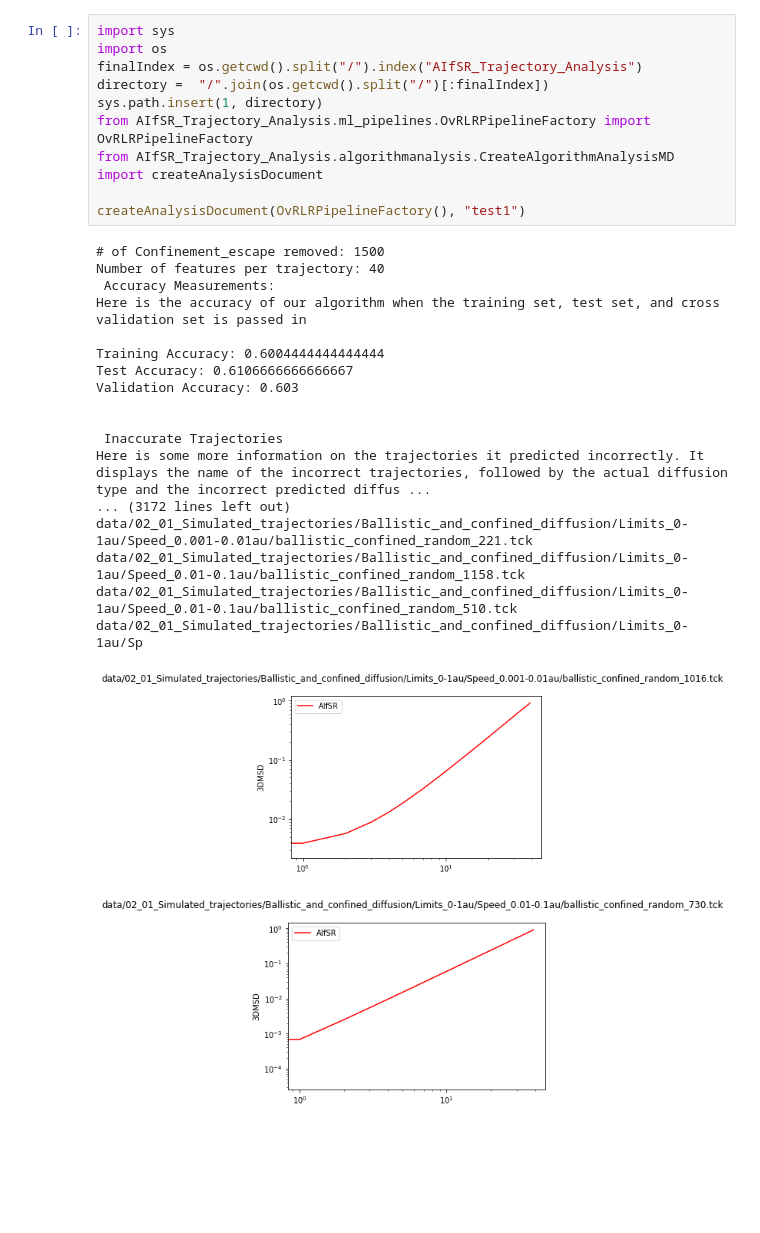
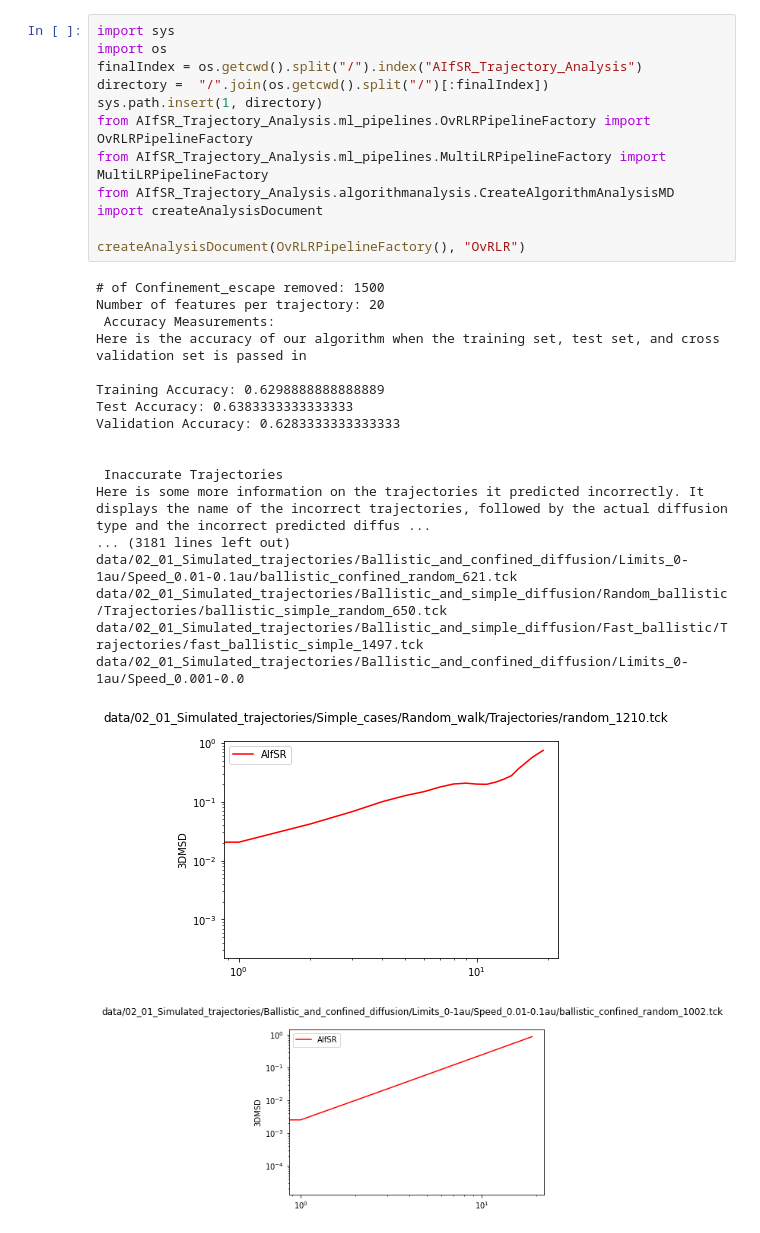
Before and after one commit to AIfSR/2022-spring-unsupervised-learning, a Jupyter notebook: src/AIfSR_Trajectory_Analysis/algorithmanalysis/OvRLRNotebook.ipynb, the cells around one changed output. Cells and saved outputs as stored; diff of their text form; blank space fills up the shorter version.

```diff
--- a/src/AIfSR_Trajectory_Analysis/algorithmanalysis/OvRLRNotebook.ipynb
+++ b/src/AIfSR_Trajectory_Analysis/algorithmanalysis/OvRLRNotebook.ipynb
@@ -1,30 +1,31 @@
 # %%
 import sys
 import os
 finalIndex = os.getcwd().split("/").index("AIfSR_Trajectory_Analysis")
 directory =  "/".join(os.getcwd().split("/")[:finalIndex])
 sys.path.insert(1, directory)
 from AIfSR_Trajectory_Analysis.ml_pipelines.OvRLRPipelineFactory import OvRLRPipelineFactory
+from AIfSR_Trajectory_Analysis.ml_pipelines.MultiLRPipelineFactory import MultiLRPipelineFactory
 from AIfSR_Trajectory_Analysis.algorithmanalysis.CreateAlgorithmAnalysisMD import createAnalysisDocument
 
-createAnalysisDocument(OvRLRPipelineFactory(), "test1")
+createAnalysisDocument(OvRLRPipelineFactory(), "OvRLR")
 # %% [output]
 # of Confinement_escape removed: 1500
-Number of features per trajectory: 40
+Number of features per trajectory: 20
  Accuracy Measurements:
 Here is the accuracy of our algorithm when the training set, test set, and cross validation set is passed in
 
-Training Accuracy: 0.6004444444444444
-Test Accuracy: 0.6106666666666667
-Validation Accuracy: 0.603
+Training Accuracy: 0.6298888888888889
+Test Accuracy: 0.6383333333333333
+Validation Accuracy: 0.6283333333333333
 
 
  Inaccurate Trajectories
 Here is some more information on the trajectories it predicted incorrectly. It displays the name of the incorrect trajectories, followed by the actual diffusion type and the incorrect predicted diffus ...
-... (3172 lines left out)
-data/02_01_Simulated_trajectories/Ballistic_and_confined_diffusion/Limits_0-1au/Speed_0.001-0.01au/ballistic_confined_random_221.tck
-data/02_01_Simulated_trajectories/Ballistic_and_confined_diffusion/Limits_0-1au/Speed_0.01-0.1au/ballistic_confined_random_1158.tck
-data/02_01_Simulated_trajectories/Ballistic_and_confined_diffusion/Limits_0-1au/Speed_0.01-0.1au/ballistic_confined_random_510.tck
-data/02_01_Simulated_trajectories/Ballistic_and_confined_diffusion/Limits_0-1au/Sp
+... (3181 lines left out)
+data/02_01_Simulated_trajectories/Ballistic_and_confined_diffusion/Limits_0-1au/Speed_0.01-0.1au/ballistic_confined_random_621.tck
+data/02_01_Simulated_trajectories/Ballistic_and_simple_diffusion/Random_ballistic/Trajectories/ballistic_simple_random_650.tck
+data/02_01_Simulated_trajectories/Ballistic_and_simple_diffusion/Fast_ballistic/Trajectories/fast_ballistic_simple_1497.tck
+data/02_01_Simulated_trajectories/Ballistic_and_confined_diffusion/Limits_0-1au/Speed_0.001-0.0
-[figure, old version]
+[figure, new version]
-[figure, old version]
+[figure, new version]
```
Also changed, not shown: parts of 1 cell of this notebook, 20 other files.
